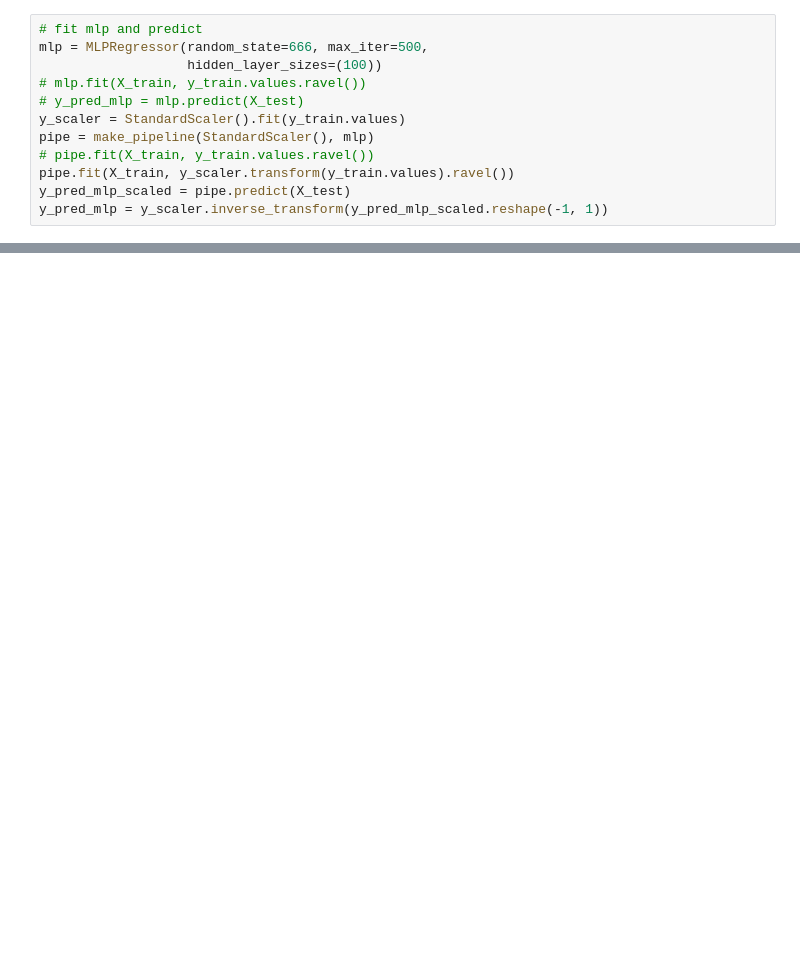
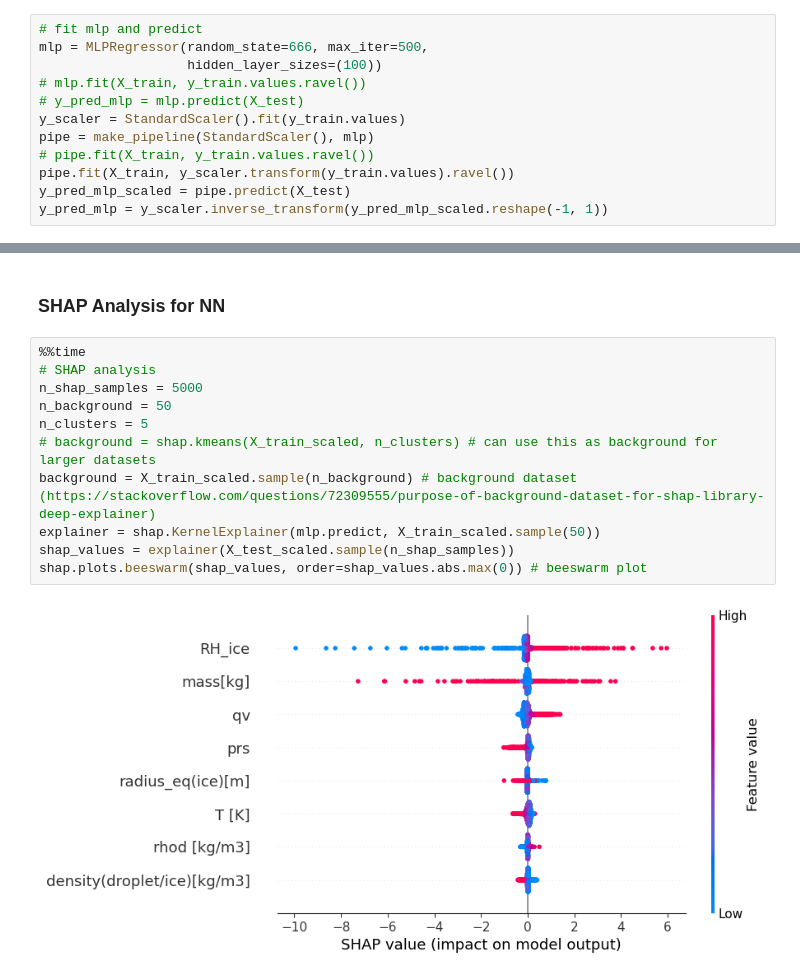
Before and after one commit to josephko91/ice-mp-su24, a Jupyter notebook: ml_examples/next_step_prediction.ipynb, the cells around one changed output, grey strips where cells are left out. Saved outputs shown, nothing was run; the diff lists cells and outputs as text; blank space fills up the shorter version.

Commit message:
add shap example for NN

```diff
--- a/ml_examples/next_step_prediction.ipynb
+++ b/ml_examples/next_step_prediction.ipynb
@@ -367,0 +255,15 @@ Coefficient of determination: 1.00
+# %% [markdown]
+### SHAP Analysis for NN
+# %%
+%%time
+# SHAP analysis
+n_shap_samples = 5000
+n_background = 50
+n_clusters = 5
+# background = shap.kmeans(X_train_scaled, n_clusters) # can use this as background for larger datasets
+background = X_train_scaled.sample(n_background) # background dataset (https://stackoverflow.com/questions/72309555/purpose-of-background-dataset-for-shap-library-deep-explainer)
+explainer = shap.KernelExplainer(mlp.predict, X_train_scaled.sample(50))
+shap_values = explainer(X_test_scaled.sample(n_shap_samples))
+shap.plots.beeswarm(shap_values, order=shap_values.abs.max(0)) # beeswarm plot
+# %% [output]
+[figure, added]
```
Also changed, not shown: parts of 41 cells of this notebook.
